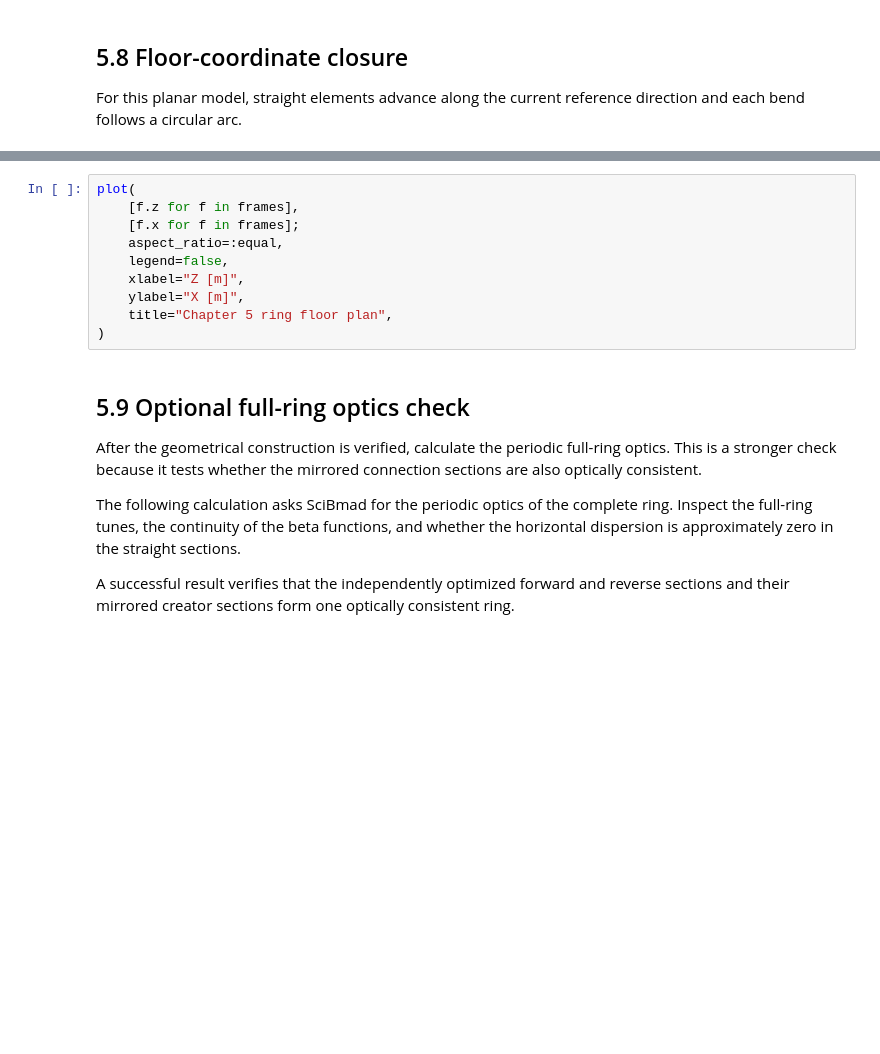
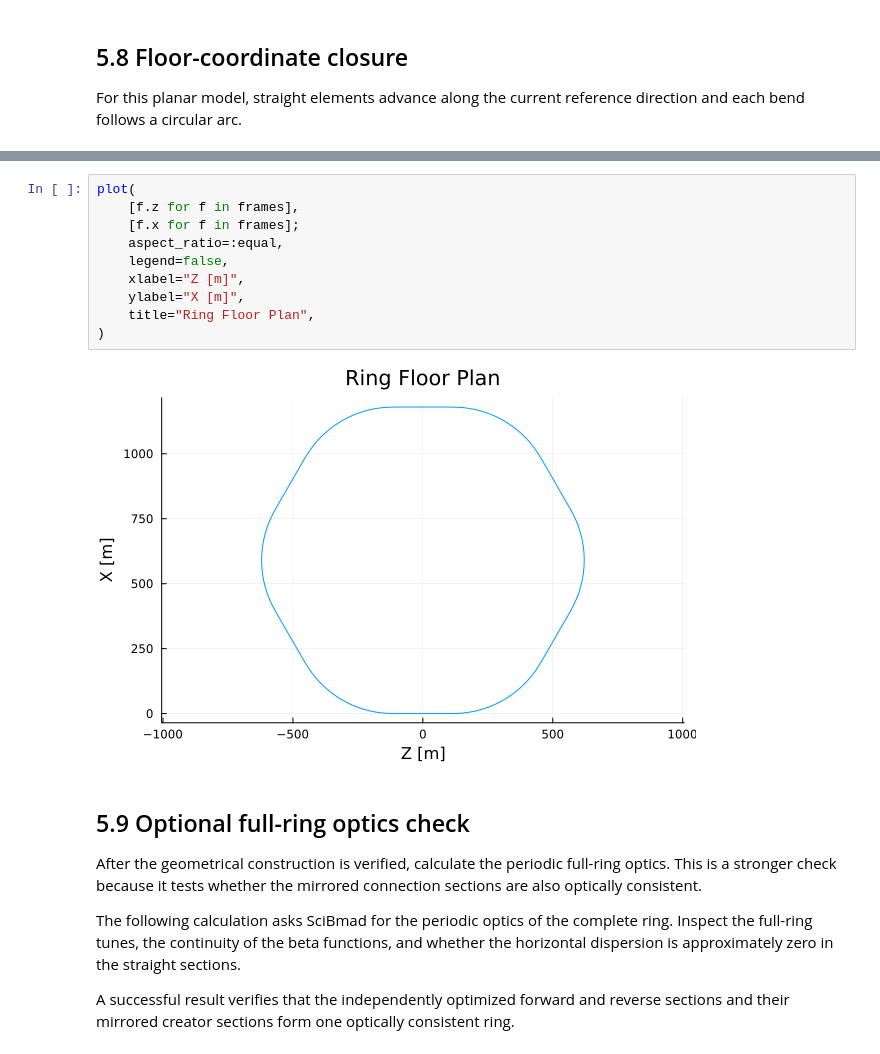
Before and after one commit to 6teamFurina/Ring_Design_Tutorial_SciBmad, a Jupyter notebook: chapter5_constructing_the_ring_scibmad.ipynb, the cells around one changed output, grey strips where cells are left out. Drawn from its saved outputs; the diff is of its cells as text; blank space fills up the shorter version.

```diff
--- a/chapter5_constructing_the_ring_scibmad.ipynb
+++ b/chapter5_constructing_the_ring_scibmad.ipynb
@@ -249,13 +285,15 @@ finish = frames[end]
 # %%
 plot(
     [f.z for f in frames],
     [f.x for f in frames];
     aspect_ratio=:equal,
     legend=false,
     xlabel="Z [m]",
     ylabel="X [m]",
-    title="Chapter 5 ring floor plan",
+    title="Ring Floor Plan",
 )
+# %% [output]
+[figure, added]
 # %% [markdown]
 ## 5.9 Optional full-ring optics check
 
```
Also changed, not shown: parts of 5 cells of this notebook, 8 other files.
